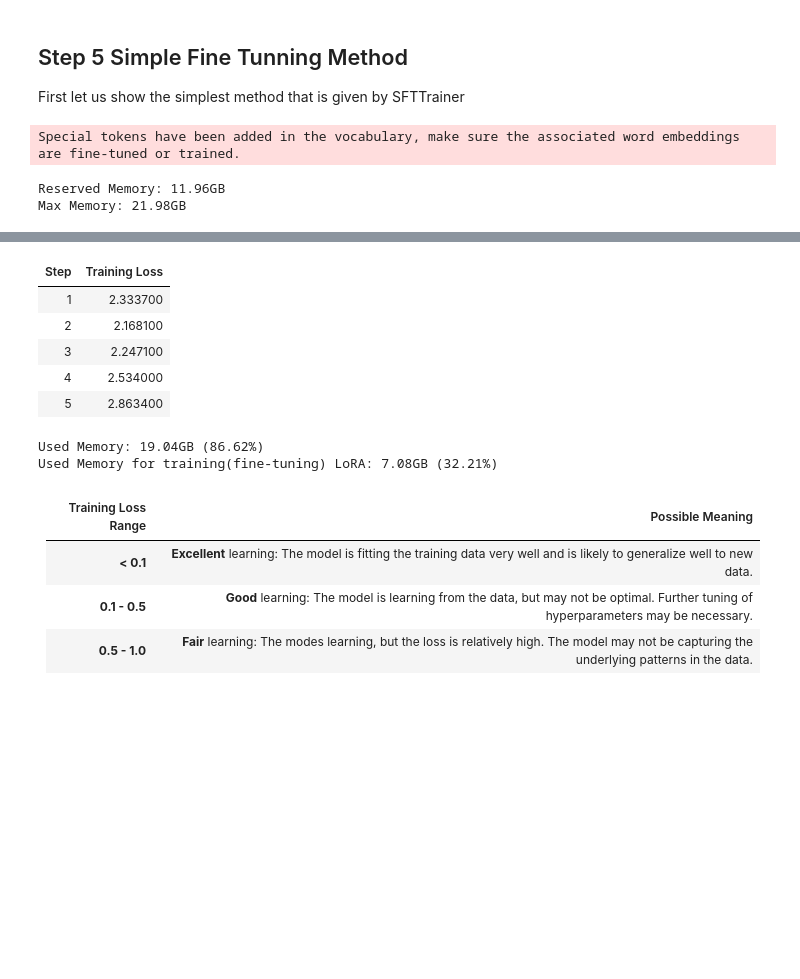
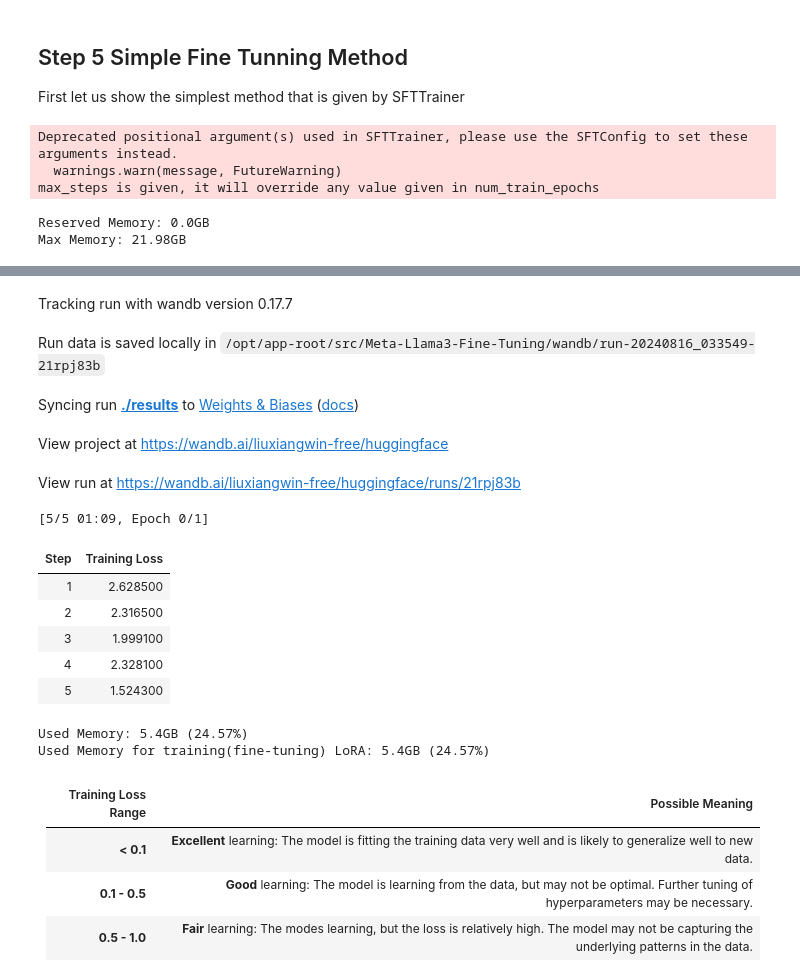
Before and after one commit to liuxiangwin/Meta-Llama3-Fine-Tuning, a Jupyter notebook: How-to-FineTune-Llama-3-with-SFTTrainer.ipynb, the cells around one changed output, grey strips where cells are left out. Cells and saved outputs as stored; diff of their text form; code cells hidden in the pictures; blank space fills up the shorter version.

Commit message:
Updatethe How-to-FineTune-Llama-3-with-SFTTrainer.ipynb

```diff
--- a/How-to-FineTune-Llama-3-with-SFTTrainer.ipynb
+++ b/How-to-FineTune-Llama-3-with-SFTTrainer.ipynb
@@ -108,8 +75,7 @@ dataset = load_dataset(dataset_name, split="train")
 # Select the first 1000 rows of the dataset
 dataset = dataset.select(range(100))
 # Device map
-# device_map="auto",# for PP and running with `python test_sft.py`
-device_map="cuda:0"
+device_map = 'auto'  # for PP and running with `python test_sft.py`
 # Load the model + tokenizer
 model_name = "meta-llama/Meta-Llama-3-8B-Instruct"
 tokenizer = AutoTokenizer.from_pretrained(model_name, trust_remote_code=True)
@@ -199,6 +165,8 @@ used_memory_lora_persentage = round((used_memory_lora / max_memory) * 100, 2)
 print(f"Used Memory: {used_memory}GB ({used_memory_persentage}%)")
 print(f"Used Memory for training(fine-tuning) LoRA: {used_memory_lora}GB ({used_memory_lora_persentage}%)")
 # %% [output]
-Special tokens have been added in the vocabulary, make sure the associated word embeddings are fine-tuned or trained.
+Deprecated positional argument(s) used in SFTTrainer, please use the SFTConfig to set these arguments instead.
+  warnings.warn(message, FutureWarning)
+max_steps is given, it will override any value given in num_train_epochs
-Reserved Memory: 11.96GB
+Reserved Memory: 0.0GB
 Max Memory: 21.98GB
@@ -206,11 +175,17 @@ Max Memory: 21.98GB
+Tracking run with wandb version 0.17.7
+Run data is saved locally in /opt/app-root/src/Meta-Llama3-Fine-Tuning/wandb/run-20240816_033549-21rpj83b
+Syncing run ./results to Weights & Biases (docs)
+View project at https://wandb.ai/liuxiangwin-free/huggingface
+View run at https://wandb.ai/liuxiangwin-free/huggingface/runs/21rpj83b
+[5/5 01:09, Epoch 0/1]
 | Step | Training Loss |
-| 1 | 2.333700 |
-| 2 | 2.168100 |
-| 3 | 2.247100 |
-| 4 | 2.534000 |
-| 5 | 2.863400 |
+| 1 | 2.628500 |
+| 2 | 2.316500 |
+| 3 | 1.999100 |
+| 4 | 2.328100 |
+| 5 | 1.524300 |
-Used Memory: 19.04GB (86.62%)
-Used Memory for training(fine-tuning) LoRA: 7.08GB (32.21%)
+Used Memory: 5.4GB (24.57%)
+Used Memory for training(fine-tuning) LoRA: 5.4GB (24.57%)
 # %% [markdown]
 | Training Loss Range | Possible Meaning |
 | --- | --- |
```
Also changed, not shown: parts of 12 cells of this notebook.
